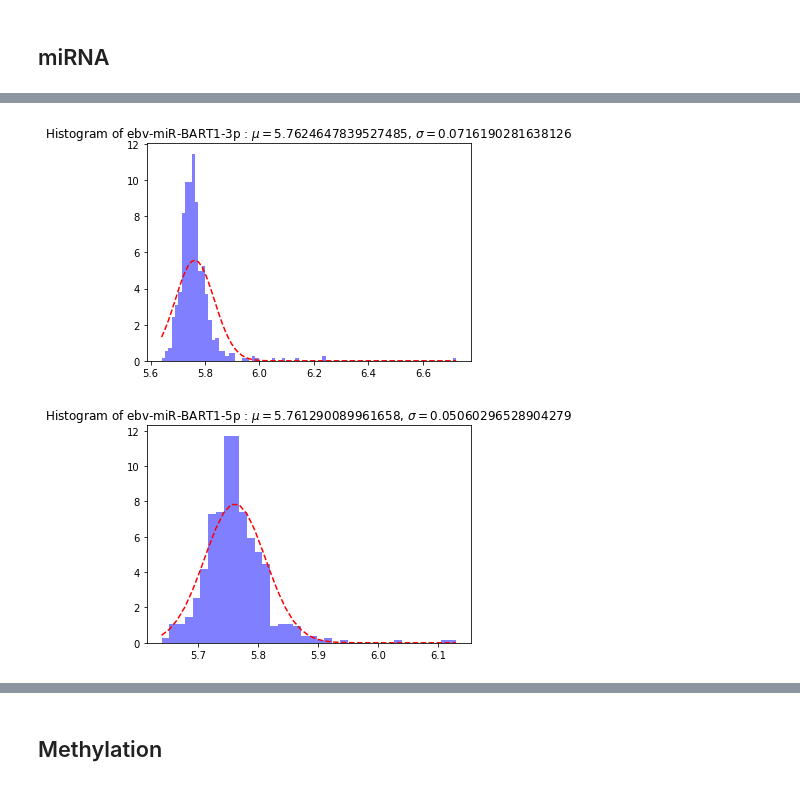
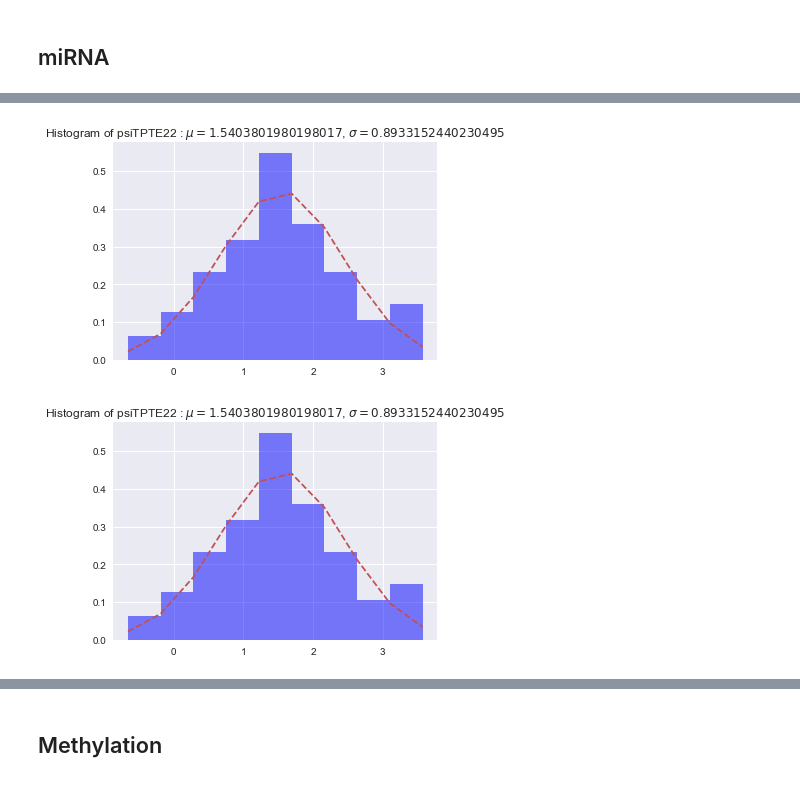
Before and after one commit to CamilaDuitama/MasterThesis, a Jupyter notebook: Data preparation.ipynb, the cells around one changed output, grey strips where cells are left out. Drawn from its saved outputs; the diff is of its cells as text; code cells hidden in the pictures.

Commit message:
Initial data exploration progress

```diff
--- a/Data preparation.ipynb
+++ b/Data preparation.ipynb
@@ -13,6 +13,7 @@ warnings.simplefilter('ignore')
 %matplotlib inline
 #Render images
 %config inlineBackend.figure_format = 'svg'
+folder_Firebrowse_GBM="Data/Firebrowse_GBM/"
 # %% [markdown]
 ### Clinical Data
 # %%
@@ -311,0 +394,5 @@ ax.grid()
+# %%
+sns.set(color_codes=True)
+lut = {"PN":"#F5B041","MES":'#45B39D',"CL":'#3498DB',"NL":"#9B59B6"}
+row_colors = series.map(lut)
+g = sns.clustermap(Verhaak,cmap="coolwarm", row_colors=row_colors)
@@ -312,8 +401,7 @@ ax.grid()
 # %% [markdown]
 ## miRNA
 # %%
-miRNA= pd.read_csv('20160128-GBM-miRNAArray-1.txt', sep="\t",header=0,index_col=0)
-miRNA=miRNA.drop("Composite Element REF")
+miRNA= pd.read_csv(folder_Firebrowse_GBM+'gdac.broadinstitute.org_GBM.Merge_mirna__h_mirna_8x15k__unc_edu__Level_3__unc_DWD_Batch_adjusted__data.Level_3.2016012800.0.0.csv', sep=",",header=0,index_col=0)
 miRNA=miRNA.apply(pd.to_numeric)
 miRNA=miRNA.transpose()
 miRNA.head()
@@ -342,8 +434,8 @@ miRNA_description.head(10)
 # %%
-hist_col("ebv-miR-BART1-3p",miRNA,miRNA_description)
+hist_col("psiTPTE22",miRNA,miRNA_description)
 # %% [output]
-[figure, old version]
+[figure, new version]
 # %%
-hist_col("ebv-miR-BART1-5p",miRNA,miRNA_description)
+hist_col("psiTPTE22",miRNA,miRNA_description)
 # %% [output]
-[figure, old version]
+[figure, new version]
```
Also changed, not shown: parts of 61 cells of this notebook, 1 other file.
